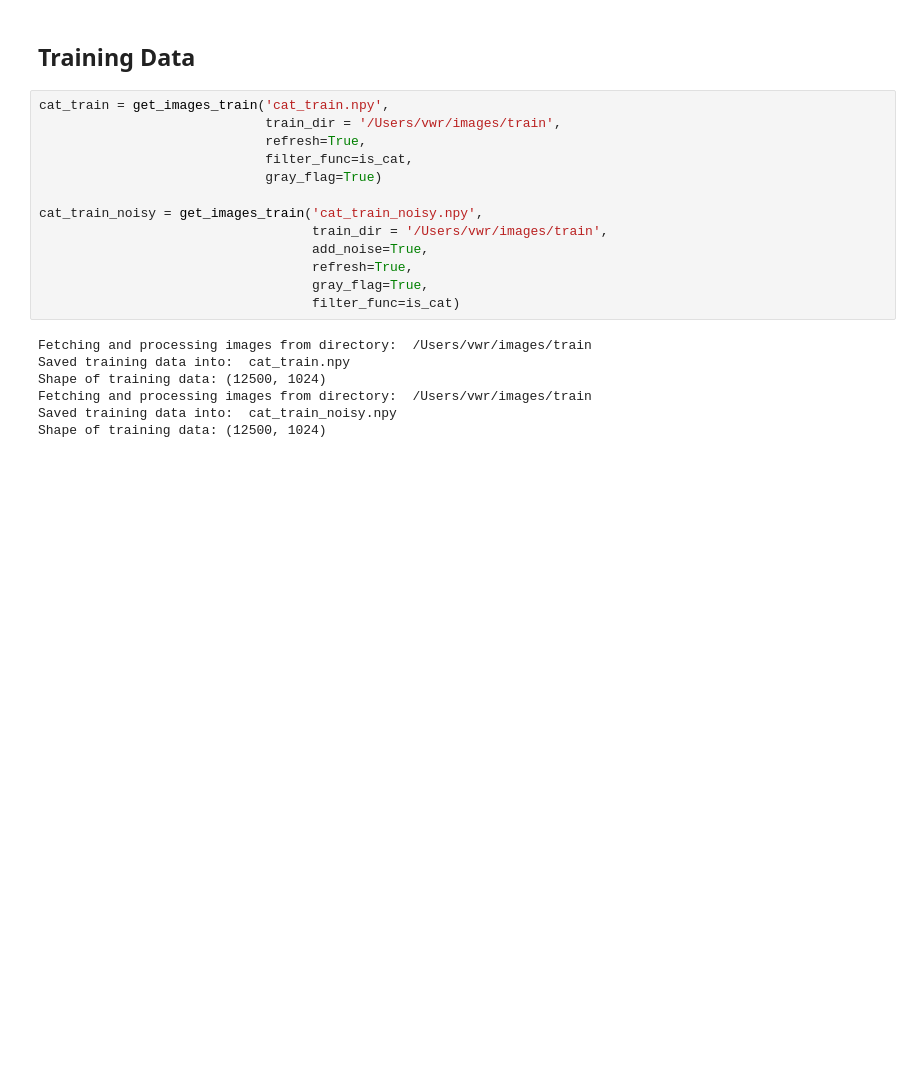
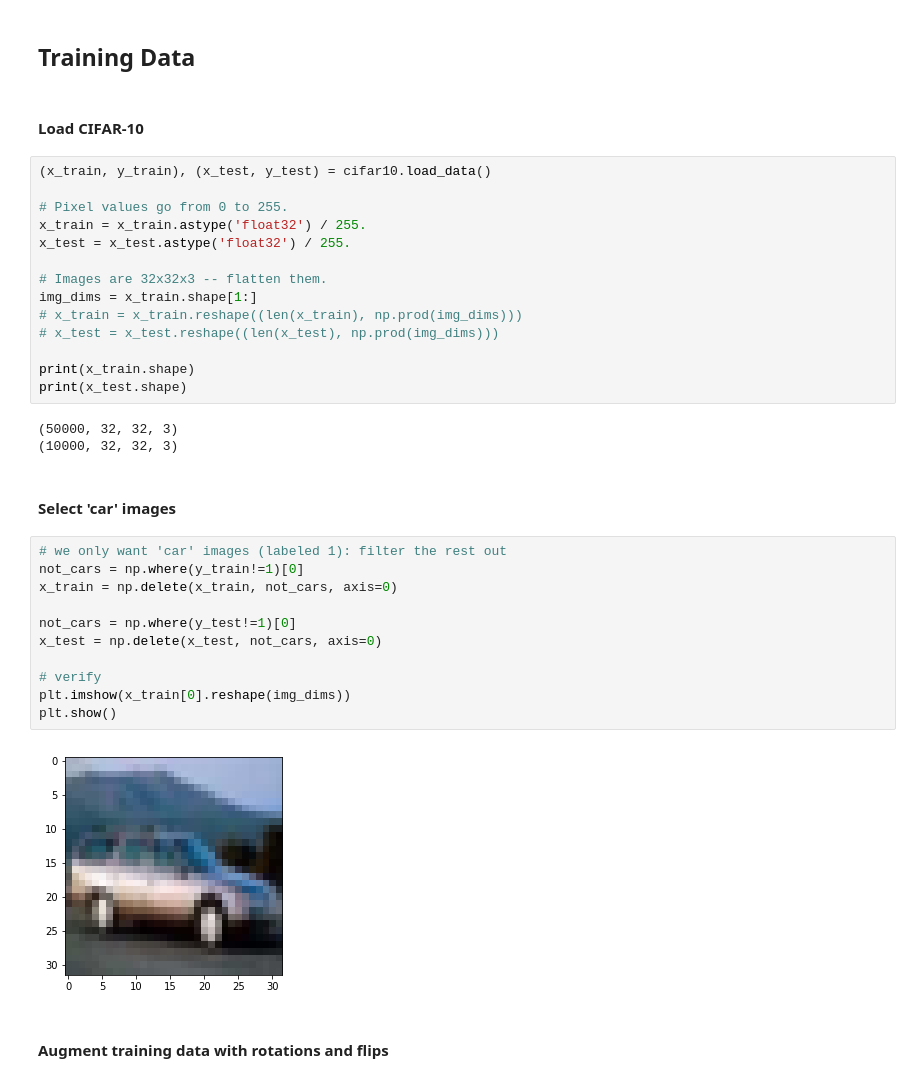
Before and after one commit to vwrj/cat-autoencoder, a Jupyter notebook: Car Autoencoder.ipynb, the cells around one changed output. Cells and saved outputs as stored; diff of their text form; blank space fills up the shorter version.

```diff
--- a/Car Autoencoder.ipynb
+++ b/Car Autoencoder.ipynb
@@ -17,22 +16,38 @@ IMG_SIZE = 32
 # %% [markdown]
 ## Training Data
-# %%
-cat_train = get_images_train('cat_train.npy',
-                             train_dir = '/Users/vwr/images/train',
-                             refresh=True,
-                             filter_func=is_cat,
-                             gray_flag=True)
-
-cat_train_noisy = get_images_train('cat_train_noisy.npy',
-                                   train_dir = '/Users/vwr/images/train',
-                                   add_noise=True,
-                                   refresh=True,
-                                   gray_flag=True,
-                                   filter_func=is_cat)
-# %% [output]
-Fetching and processing images from directory:  /Users/vwr/images/train
-Saved training data into:  cat_train.npy
-Shape of training data: (12500, 1024)
-Fetching and processing images from directory:  /Users/vwr/images/train
-Saved training data into:  cat_train_noisy.npy
-Shape of training data: (12500, 1024)
+# %% [markdown]
+#### Load CIFAR-10
+# %%
+(x_train, y_train), (x_test, y_test) = cifar10.load_data()
+
+# Pixel values go from 0 to 255.
+x_train = x_train.astype('float32') / 255.
+x_test = x_test.astype('float32') / 255.
+
+# Images are 32x32x3 -- flatten them.
+img_dims = x_train.shape[1:]
+# x_train = x_train.reshape((len(x_train), np.prod(img_dims)))
+# x_test = x_test.reshape((len(x_test), np.prod(img_dims)))
+
+print(x_train.shape)
+print(x_test.shape)
+# %% [output]
+(50000, 32, 32, 3)
+(10000, 32, 32, 3)
+# %% [markdown]
+#### Select 'car' images
+# %%
+# we only want 'car' images (labeled 1): filter the rest out
+not_cars = np.where(y_train!=1)[0]
+x_train = np.delete(x_train, not_cars, axis=0)
+
+not_cars = np.where(y_test!=1)[0]
+x_test = np.delete(x_test, not_cars, axis=0)
+
+# verify
+plt.imshow(x_train[0].reshape(img_dims))
+plt.show()
+# %% [output]
+[figure, added]
+# %% [markdown]
+#### Augment training data with rotations and flips
```
Also changed, not shown: parts of 13 cells of this notebook, 3 other files.
